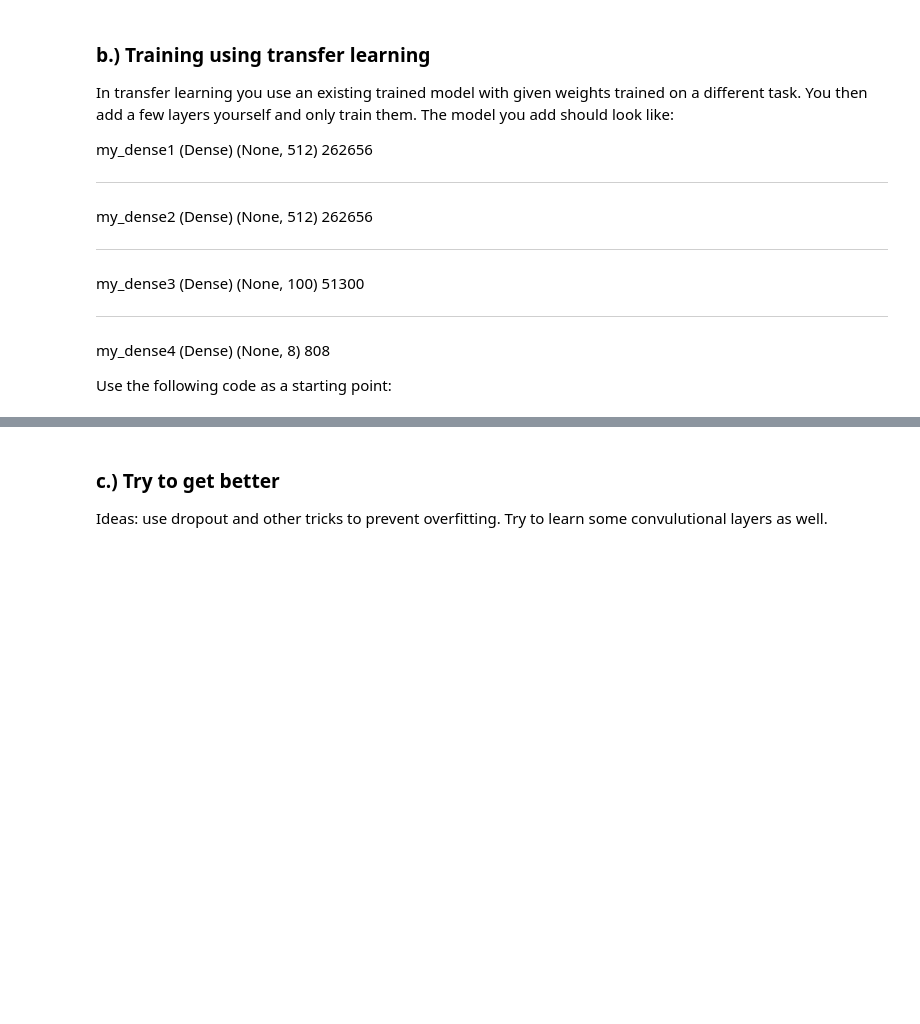
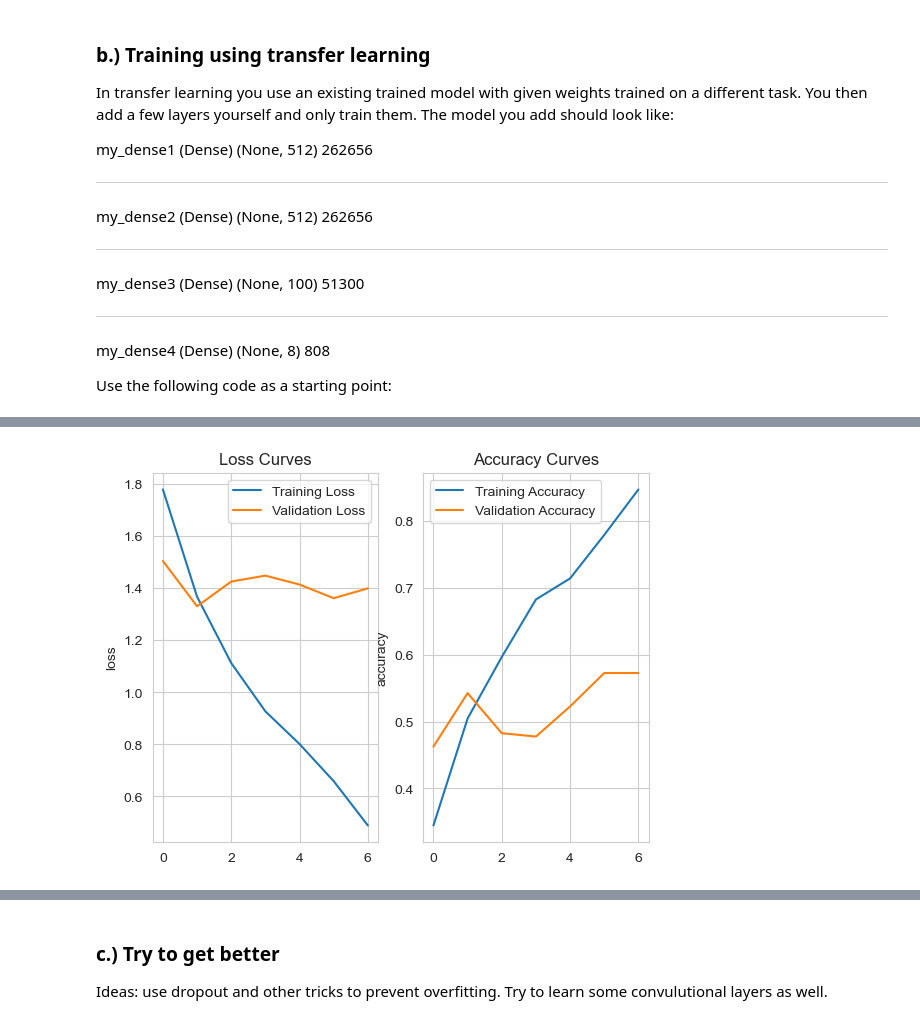
Before and after one commit to flnat/DeepLearning, a Jupyter notebook: Blatt_2/cnn_faces.ipynb, the cells around one changed output, grey strips where cells are left out. Cells and saved outputs as stored; diff of their text form; code cells hidden in the pictures; blank space fills up the shorter version.

Commit message:
Exercise II -- Task I clean up -- final task needs some additional work re. improved transfer learning performance

```diff
--- a/Blatt_2/cnn_faces.ipynb
+++ b/Blatt_2/cnn_faces.ipynb
@@ -218,3 +247,16 @@ _________________________________________________________________
 my_dense4 (Dense)            (None, 8)                 808
 
 Use the following code as a starting point:
+# %%
+img_height = img_width = 48
+base_model = keras.applications.VGG16(weights="imagenet", include_top=False, input_shape=(img_width, img_height, 3))
+# %%
+fc1 = base_model.output
+fc1 = keras.layers.Flatten()(fc1)
+fc1 = keras.layers.Dense(512, activation="relu", name="my_dense1")(fc1)
+fc1 = keras.layers.Dense(512, activation="relu", name="my_dense2")(fc1)
+fc1 = keras.layers.Dense(100, activation="relu", name="my_dense3")(fc1)
+fc1 = keras.layers.Dense(8, activation="softmax", name="my_dense4")(fc1)
+
+transfer_model = keras.Model(base_model.input, fc1)
+transfer_model.summary()
@@ -220,0 +294,6 @@ Use the following code as a starting point:
+# %%
+transfer_model.compile(optimizer=keras.optimizers.Adam(), loss=keras.losses.SparseCategoricalCrossentropy(),
+                       metrics=["accuracy"])
+# %%
+transfer_model.fit(x_train, y_train, batch_size=64, epochs=100, validation_data=(x_val, y_val),
+                   callbacks=keras.callbacks.EarlyStopping(patience=5))
@@ -220,0 +318,4 @@ Use the following code as a starting point:
+# %%
+create_loss_acc_curves(transfer_history)
+# %% [output]
+[figure, added]
```
Also changed, not shown: parts of 31 cells of this notebook.
